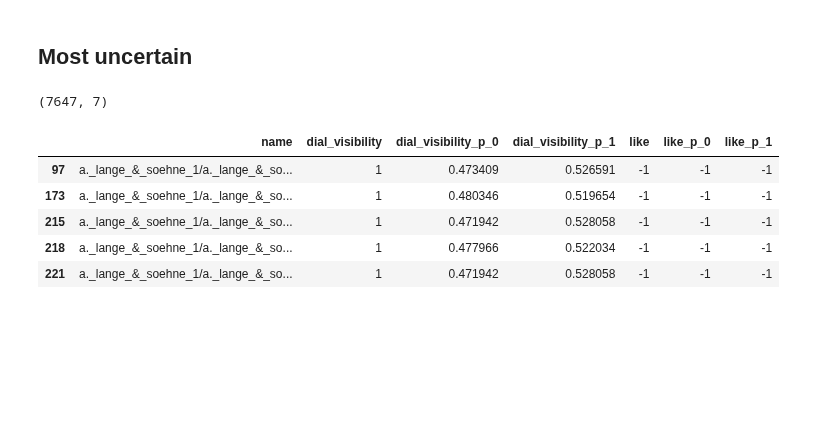
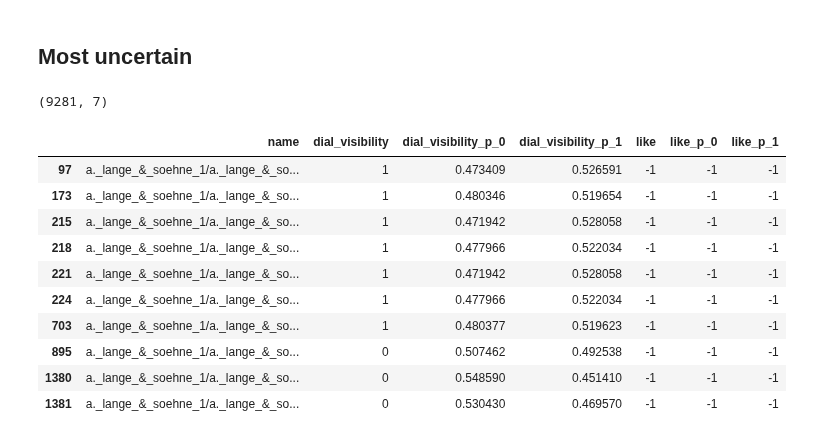
Before and after one commit to neronicolo/watch_bot, a Jupyter notebook: inference/looking_at_the_prediction.ipynb, the cells around one changed output. Cells and saved outputs as stored; diff of their text form; code cells hidden in the pictures; blank space fills up the shorter version.

```diff
--- a/inference/looking_at_the_prediction.ipynb
+++ b/inference/looking_at_the_prediction.ipynb
@@ -59,17 +59,8 @@ img.show(figsize=(6,6), title=str(pred))
 # %% [markdown]
 ## **Most uncertain**
 # %%
-treshold = 0.54
+treshold = 0.55
 df_most_uncertain = df[(df['dial_visibility_p_0'] < treshold) & (df['dial_visibility_p_1'] < treshold)]
 df_most_uncertain.shape
 # %% [output]
-(7647, 7)
+(9281, 7)
-# %%
-df_most_uncertain.head()
-# %% [output]
-|  | name | dial_visibility | dial_visibility_p_0 | dial_visibility_p_1 | like | like_p_0 | like_p_1 |
-| 97 | a._lange_&_soehne_1/a._lange_&_so... | 1 | 0.473409 | 0.526591 | -1 | -1 | -1 |
-| 173 | a._lange_&_soehne_1/a._lange_&_so... | 1 | 0.480346 | 0.519654 | -1 | -1 | -1 |
-| 215 | a._lange_&_soehne_1/a._lange_&_so... | 1 | 0.471942 | 0.528058 | -1 | -1 | -1 |
-| 218 | a._lange_&_soehne_1/a._lange_&_so... | 1 | 0.477966 | 0.522034 | -1 | -1 | -1 |
-| 221 | a._lange_&_soehne_1/a._lange_&_so... | 1 | 0.471942 | 0.528058 | -1 | -1 | -1 |
@@ -80,0 +67,14 @@ df_most_uncertain.head()
+# %%
+ df_most_uncertain.head(10)
+# %% [output]
+|  | name | dial_visibility | dial_visibility_p_0 | dial_visibility_p_1 | like | like_p_0 | like_p_1 |
+| 97 | a._lange_&_soehne_1/a._lange_&_so... | 1 | 0.473409 | 0.526591 | -1 | -1 | -1 |
+| 173 | a._lange_&_soehne_1/a._lange_&_so... | 1 | 0.480346 | 0.519654 | -1 | -1 | -1 |
+| 215 | a._lange_&_soehne_1/a._lange_&_so... | 1 | 0.471942 | 0.528058 | -1 | -1 | -1 |
+| 218 | a._lange_&_soehne_1/a._lange_&_so... | 1 | 0.477966 | 0.522034 | -1 | -1 | -1 |
+| 221 | a._lange_&_soehne_1/a._lange_&_so... | 1 | 0.471942 | 0.528058 | -1 | -1 | -1 |
+| 224 | a._lange_&_soehne_1/a._lange_&_so... | 1 | 0.477966 | 0.522034 | -1 | -1 | -1 |
+| 703 | a._lange_&_soehne_1/a._lange_&_so... | 1 | 0.480377 | 0.519623 | -1 | -1 | -1 |
+| 895 | a._lange_&_soehne_1/a._lange_&_so... | 0 | 0.507462 | 0.492538 | -1 | -1 | -1 |
+| 1380 | a._lange_&_soehne_1/a._lange_&_so... | 0 | 0.548590 | 0.451410 | -1 | -1 | -1 |
+| 1381 | a._lange_&_soehne_1/a._lange_&_so... | 0 | 0.530430 | 0.469570 | -1 | -1 | -1 |
```
Also changed, not shown: parts of 1 cell of this notebook.
